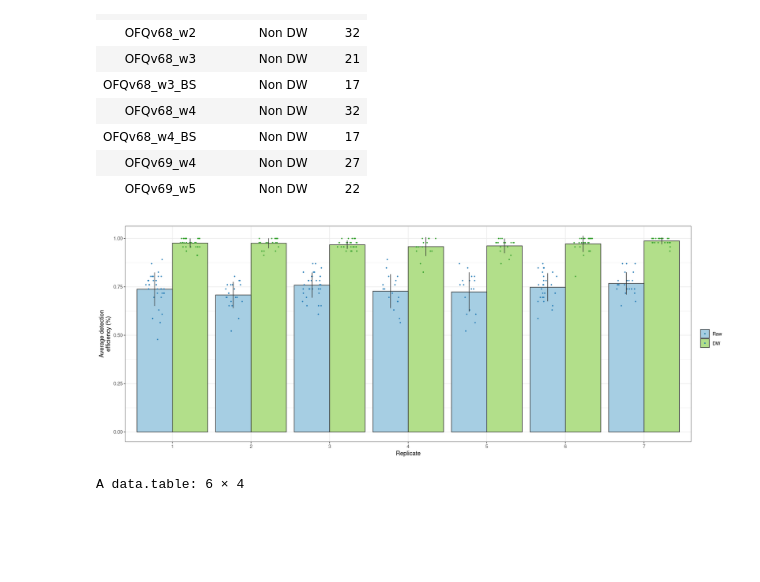
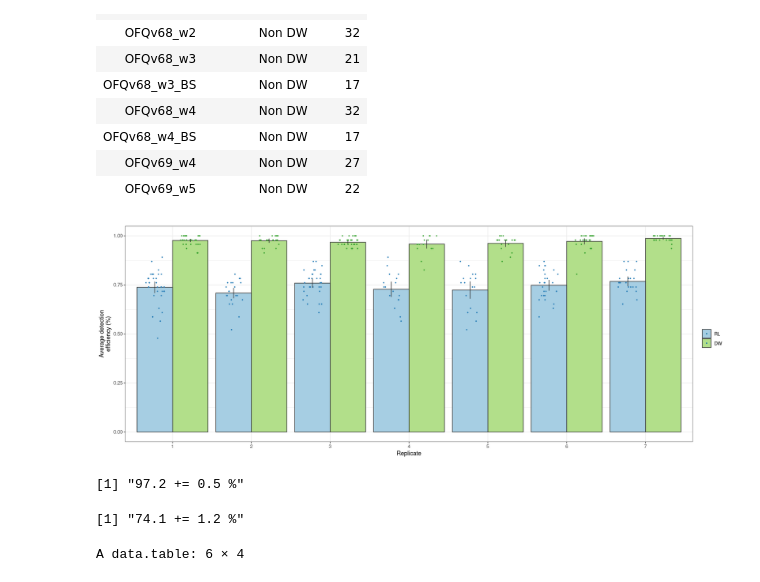
Before and after one commit to ggirelli/deconwolf-oligofisseq, a Jupyter notebook: manuscript/panels.ipynb, the cells around one changed output. Drawn from its saved outputs; the diff is of its cells as text; code cells hidden in the pictures; blank space fills up the shorter version.

```diff
--- a/manuscript/panels.ipynb
+++ b/manuscript/panels.ipynb
@@ -77,29 +77,45 @@ pdata[, nudge_x := runif(.N, -.125, .125)]
 # %%
 options(repr.plot.width=16, repr.plot.height=6)
 palette = brewer.pal(4, "Paired")
-stat_data = pdata[, .(mean=mean(detected), sd=sd(detected)), by=c("category", "Deconvolution")]
+
+require(boot)
+set.seed(424654)
+mean.fun = function(data, idx) { mean(data[idx]) }
+stat_data = pdata[, .(mean=mean(detected), sd=sd(detected), ci=diff(unlist(boot.ci(boot.out=boot(detected, mean.fun, R=1000), type=c("perc"))$percent)[4:5])/2), by=c("category", "Deconvolution")]
+
 p = ggplot(stat_data, aes(x=factor(category), y=mean, fill=Deconvolution)) +
     geom_col(position="dodge", color="#323232") +
     theme_bw() + scale_fill_manual("", values=palette[c(1,3)]) +
     scale_x_discrete(labels=1:7) + labs(x="Replicate", y="Average detection\nefficiency (%)") +
     geom_point(data=pdata[Deconvolution == "DW"],
                aes(x=as.numeric(factor(category))+.225+nudge_x, y=detected),
                color=palette[4], size=.5) +
-    geom_point(data=pdata[Deconvolution == "Raw"],
+    geom_point(data=pdata[Deconvolution == "RL"],
                aes(x=as.numeric(factor(category))-.225+nudge_x, y=detected),
                color=palette[2], size=.5) +
     geom_errorbar(data=stat_data[Deconvolution == "DW"],
-                  aes(x=as.numeric(factor(category))+.225, ymax=mean+sd, ymin=mean-sd),
+                  aes(x=as.numeric(factor(category))+.225, ymax=mean+ci, ymin=mean-ci),
                   color="#323232", width=0, size=.5) +
-    geom_errorbar(data=stat_data[Deconvolution == "Raw"],
-                  aes(x=as.numeric(factor(category))-.225, ymax=mean+sd, ymin=mean-sd),
+    geom_errorbar(data=stat_data[Deconvolution == "RL"],
+                  aes(x=as.numeric(factor(category))-.225, ymax=mean+ci, ymin=mean-ci),
                   color="#323232", width=0, size=.5)
 print(p)
 # %% [output]
-[figure, old version]
+[figure, new version]
 # %%
 save_and_plot(p, "panels/fig_5c", width=8, height=2.5, formats=c("png", "jpg", "pdf"))
 saveRDS(p, "panels/fig_5c.rds")
+# %%
+bs = boot(pdata[Deconvolution == "DW", detected], mean.fun, R=1000)
+ci = boot.ci(boot.out=bs, type=c("perc"))
+sprintf("%.1f += %.1f %%", bs$t0*100, diff(unlist(ci$percent)[4:5])/2*100)
+
+bs = boot(pdata[Deconvolution == "RL", detected], mean.fun, R=1000)
+ci = boot.ci(boot.out=bs, type=c("perc"))
+sprintf("%.1f += %.1f %%", bs$t0*100, diff(unlist(ci$percent)[4:5])/2*100)
+# %% [output]
+[1] "97.2 += 0.5 %"
+[1] "74.1 += 1.2 %"
 # %%
 stat_data = pdata[, .(mean=mean(detected), sd=sd(detected)), by=c("match_barcodes", "Deconvolution")]
 head(stat_data)
```
Also changed, not shown: parts of 1 cell of this notebook, 6 other files.
